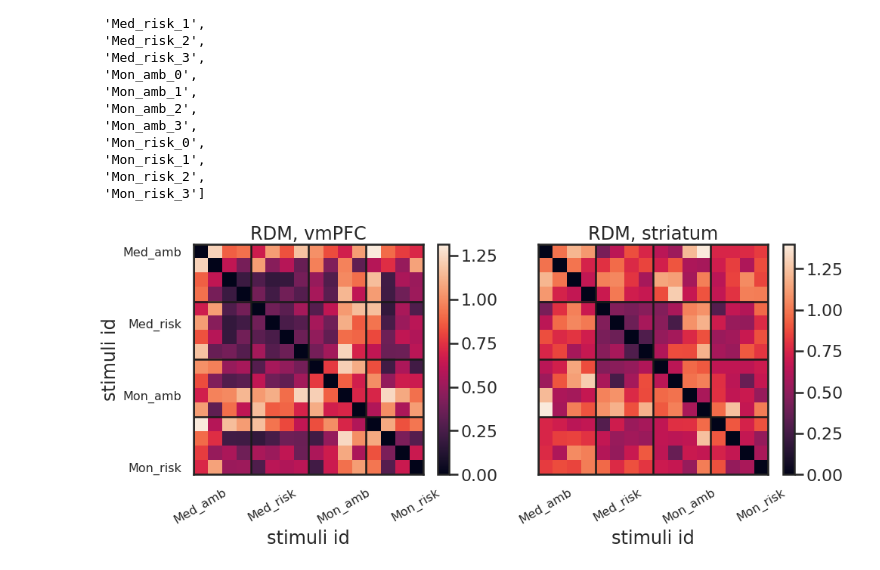
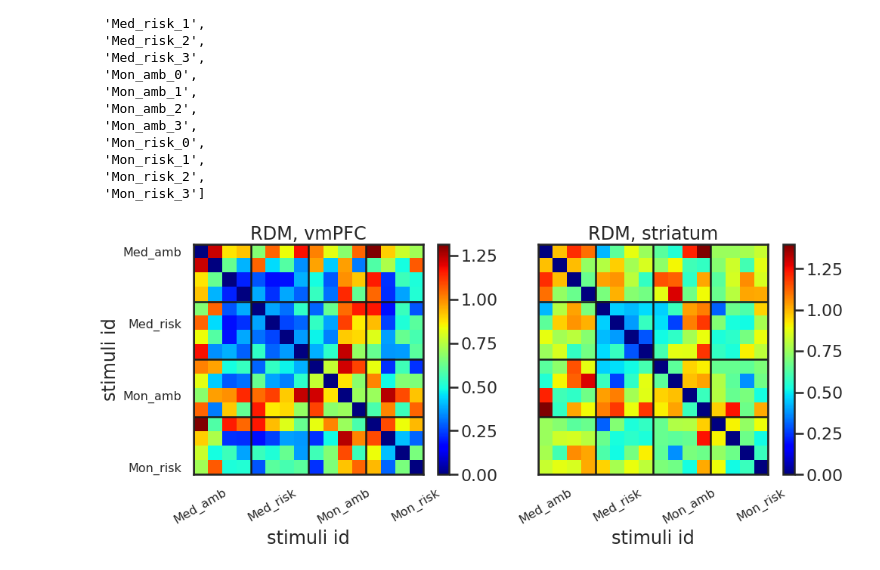
Before and after one commit to ruonanjia/mdm_imaging_analysis, a Jupyter notebook: mdm_rsa.ipynb, the cells around one changed output. Saved outputs shown, nothing was run; the diff lists cells and outputs as text; code cells hidden in the pictures.

```diff
--- a/mdm_rsa.ipynb
+++ b/mdm_rsa.ipynb
@@ -143,29 +143,29 @@ list(stims.values())
 # %%
 stim_cat = ['', 'Med_amb', 'Med_risk', 'Mon_amb', 'Mon_risk']
 fontdict = {'fontsize': 16}
 edges = np.array([0,4,8,12,16])-0.5
 
 f, ax = plt.subplots(1,2, figsize=(15, 7))
-im0 = ax[0].imshow(rdm_vmpfc)
+im0 = ax[0].imshow(rdm_vmpfc, cmap = 'jet')
 ax[0].set_xticklabels(stim_cat, rotation = 30, fontdict = fontdict)
 ax[0].set_yticklabels(stim_cat, fontdict = fontdict)
 ax[0].set_title('RDM, vmPFC')
 ax[0].set_xlabel('stimuli id')
 ax[0].set_ylabel('stimuli id')
 ax[0].vlines(edges,min(edges),max(edges))
 ax[0].hlines(edges,min(edges),max(edges))
 f.colorbar(im0, ax=ax[0], shrink = 0.8)
 
 
-im1 = ax[1].imshow(rdm_striatum)
+im1 = ax[1].imshow(rdm_striatum, cmap = 'jet')
 f.colorbar(im1, ax=ax[1], shrink = 0.8)
 ax[1].set_title('RDM, striatum')
 ax[1].set_xlabel('stimuli id')
 ax[1].set_xticklabels(stim_cat, rotation = 30, fontdict = fontdict)
 ax[1].set_yticklabels('')
 ax[1].vlines(edges,min(edges),max(edges))
 ax[1].hlines(edges,min(edges),max(edges))
 
 f.subplots_adjust()
 # %% [output]
-[figure, old version]
+[figure, new version]
```
Also changed, not shown: parts of 3 cells of this notebook.
